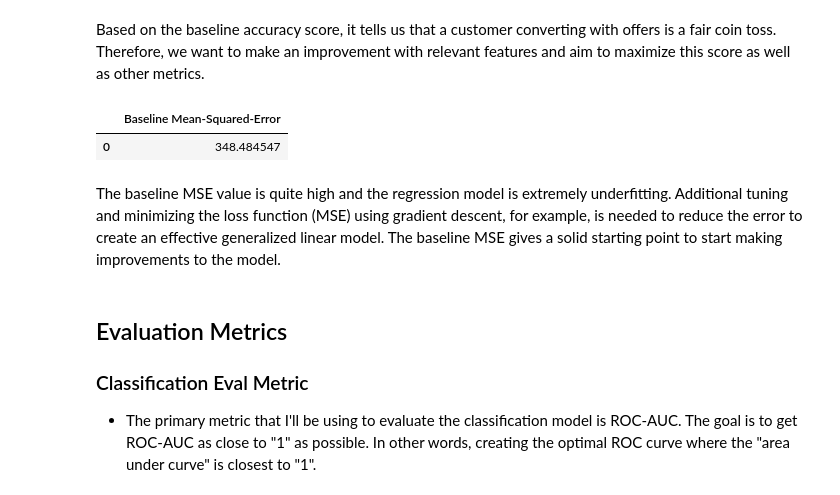
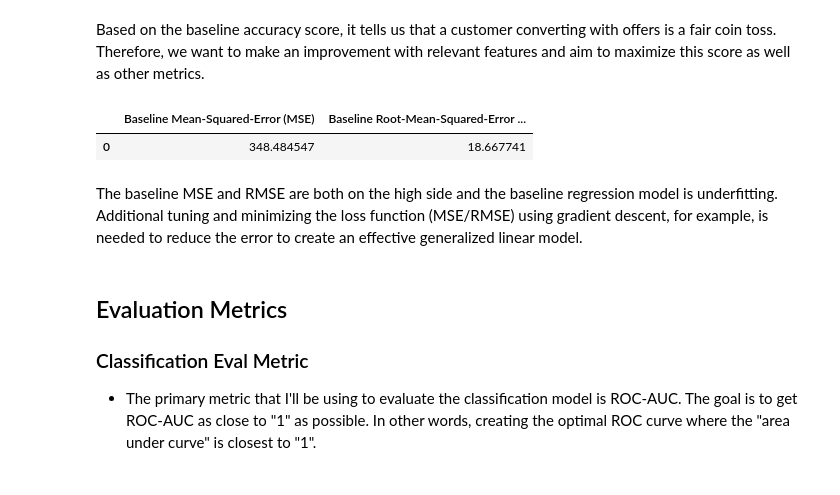
Before and after one commit to do-y-lee/starbucks-customer-cohort-segmentation, a Jupyter notebook: Starbucks_Capstone_Proposal.ipynb, the cells around one changed output. Cells and saved outputs as stored; diff of their text form; code cells hidden in the pictures.

```diff
--- a/Starbucks_Capstone_Proposal.ipynb
+++ b/Starbucks_Capstone_Proposal.ipynb
@@ -375,23 +378,25 @@ Wall time: 29.6 s
 # %% [markdown]
 Based on the baseline accuracy score, it tells us that a customer converting with offers is a fair coin toss. Therefore, we want to make an improvement with relevant features and aim to maximize this score as well as other metrics.
 # %%
+import numpy as np
 from sklearn.metrics import mean_squared_error
 
 def naive_baseline_regression_model():
     train, test = get_train_test_data()
     predicted_transaction_aos = zeror_algo_regression(train, test)
     actual_transaction_aos = test.transaction_aos.to_list()
     mse = mean_squared_error(actual_transaction_aos, predicted_transaction_aos)
-    return mse
+    return mse, np.sqrt(mse)
 
-baseline_mse_val = naive_baseline_regression_model()
-df_baseline_mse = pd.DataFrame({'Baseline Mean-Squared-Error': [baseline_mse_val]})
-df_baseline_mse
+baseline_mse_val, baseline_rmse_val = naive_baseline_regression_model()
+df_baseline_metrics = pd.DataFrame({'Baseline Mean-Squared-Error (MSE)': [baseline_mse_val],
+                                    'Baseline Root-Mean-Squared-Error (RMSE)': [baseline_rmse_val]})
+df_baseline_metrics
 # %% [output]
-|  | Baseline Mean-Squared-Error |
-| 0 | 348.484547 |
+|  | Baseline Mean-Squared-Error (MSE) | Baseline Root-Mean-Squared-Error ... |
+| 0 | 348.484547 | 18.667741 |
 # %% [markdown]
-The baseline MSE value is quite high and the regression model is extremely underfitting. Additional tuning and minimizing the loss function (MSE) using gradient descent, for example, is needed to reduce the error to create an effective generalized linear model. The baseline MSE gives a solid starting point to start making improvements to the model.
+The baseline MSE and RMSE are both on the high side and the baseline regression model is underfitting. Additional tuning and minimizing the loss function (MSE/RMSE) using gradient descent, for example, is needed to reduce the error to create an effective generalized linear model.
 # %% [markdown]
 ## Evaluation Metrics
 
```
Also changed, not shown: parts of 3 cells of this notebook, 3 other files.
